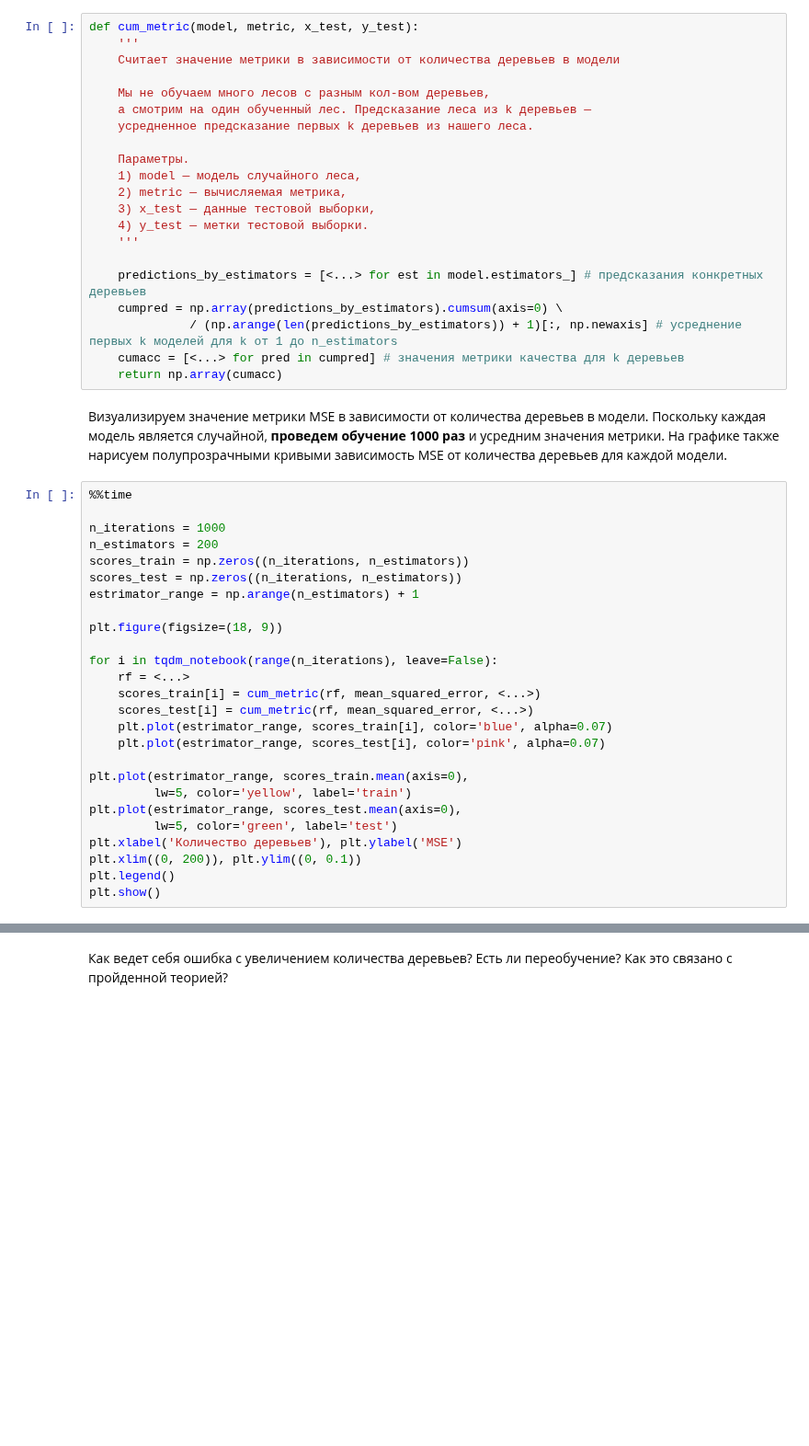
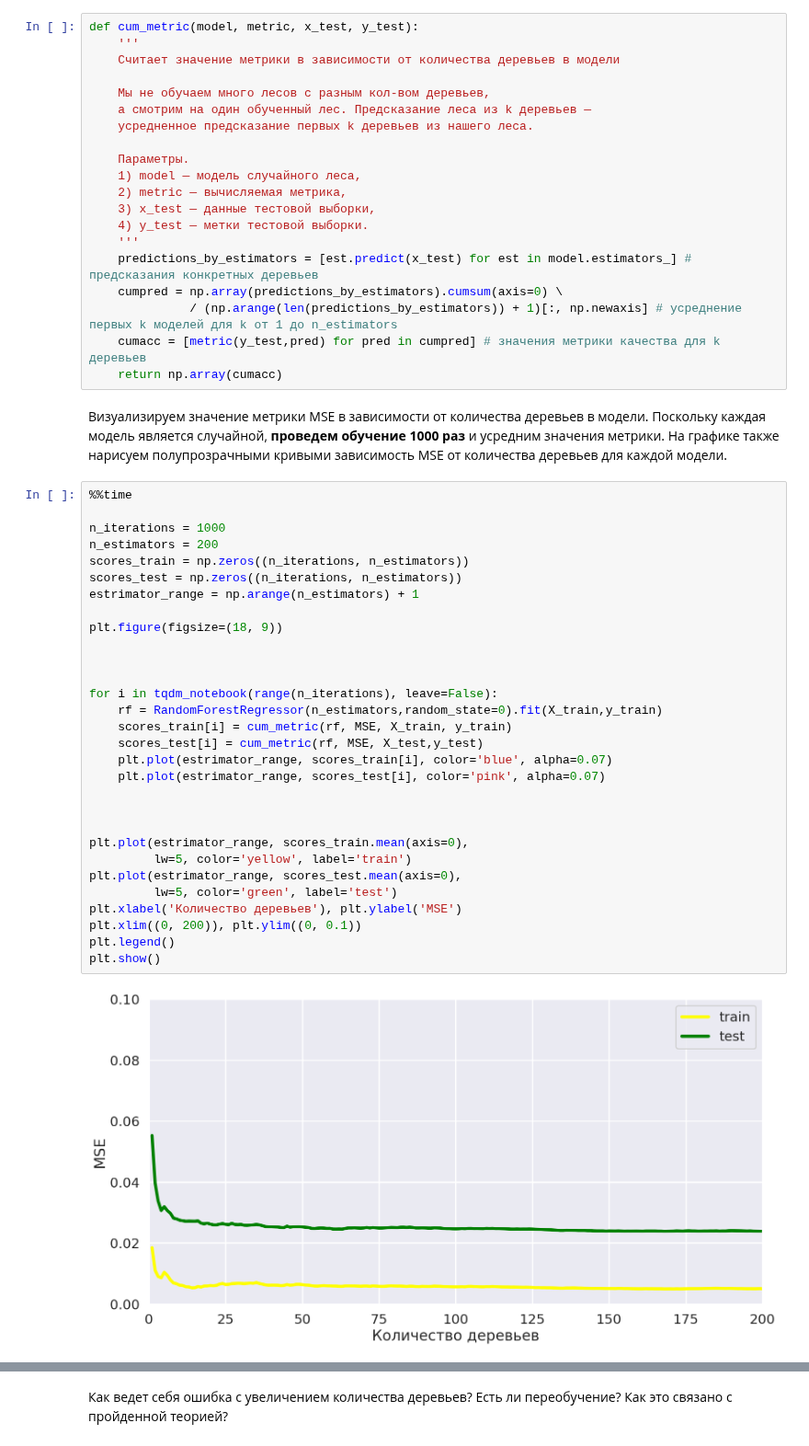
Before and after one commit to NMashalov/2023_OpenMipt_course, a Jupyter notebook: lesson6/seminar6-ansambli.ipynb, the cells around one changed output, grey strips where cells are left out. Shown at 92% size. Drawn from its saved outputs; the diff is of its cells as text; blank space fills up the shorter version.

```diff
--- a/lesson6/seminar6-ansambli.ipynb
+++ b/lesson6/seminar6-ansambli.ipynb
@@ -64,11 +68,10 @@ def cum_metric(model, metric, x_test, y_test):
     3) x_test — данные тестовой выборки,
     4) y_test — метки тестовой выборки.
     '''
-
-    predictions_by_estimators = [<...> for est in model.estimators_] # предсказания конкретных деревьев
+    predictions_by_estimators = [est.predict(x_test) for est in model.estimators_] # предсказания конкретных деревьев
     cumpred = np.array(predictions_by_estimators).cumsum(axis=0) \
               / (np.arange(len(predictions_by_estimators)) + 1)[:, np.newaxis] # усреднение первых k моделей для k от 1 до n_estimators
-    cumacc = [<...> for pred in cumpred] # значения метрики качества для k деревьев
+    cumacc = [metric(y_test,pred) for pred in cumpred] # значения метрики качества для k деревьев
     return np.array(cumacc)
 # %% [markdown]
 Визуализируем значение метрики MSE в зависимости от количества деревьев в модели.
@@ -77,26 +80,32 @@ def cum_metric(model, metric, x_test, y_test):
 # %%
 %%time
 
 n_iterations = 1000
 n_estimators = 200
 scores_train = np.zeros((n_iterations, n_estimators))
 scores_test = np.zeros((n_iterations, n_estimators))
 estrimator_range = np.arange(n_estimators) + 1
 
 plt.figure(figsize=(18, 9))
 
+
+
 for i in tqdm_notebook(range(n_iterations), leave=False):
-    rf = <...>
-    scores_train[i] = cum_metric(rf, mean_squared_error, <...>)
-    scores_test[i] = cum_metric(rf, mean_squared_error, <...>)
+    rf = RandomForestRegressor(n_estimators,random_state=0).fit(X_train,y_train)
+    scores_train[i] = cum_metric(rf, MSE, X_train, y_train)
+    scores_test[i] = cum_metric(rf, MSE, X_test,y_test)
     plt.plot(estrimator_range, scores_train[i], color='blue', alpha=0.07)
     plt.plot(estrimator_range, scores_test[i], color='pink', alpha=0.07)
+
+
 
 plt.plot(estrimator_range, scores_train.mean(axis=0),
          lw=5, color='yellow', label='train')
 plt.plot(estrimator_range, scores_test.mean(axis=0),
          lw=5, color='green', label='test')
 plt.xlabel('Количество деревьев'), plt.ylabel('MSE')
 plt.xlim((0, 200)), plt.ylim((0, 0.1))
 plt.legend()
 plt.show()
+# %% [output]
+[figure, added]
```
Also changed, not shown: parts of 17 cells of this notebook.
